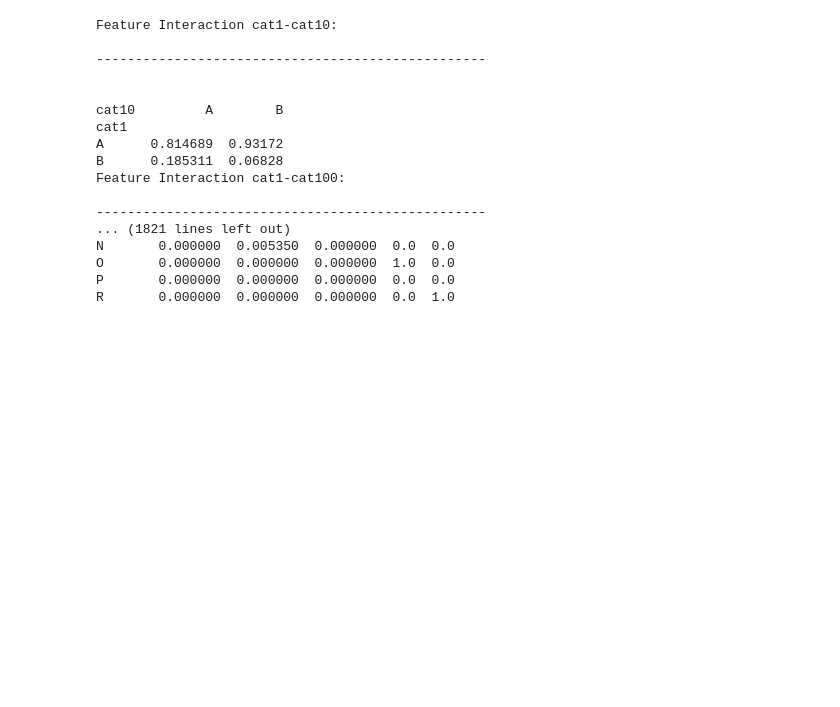
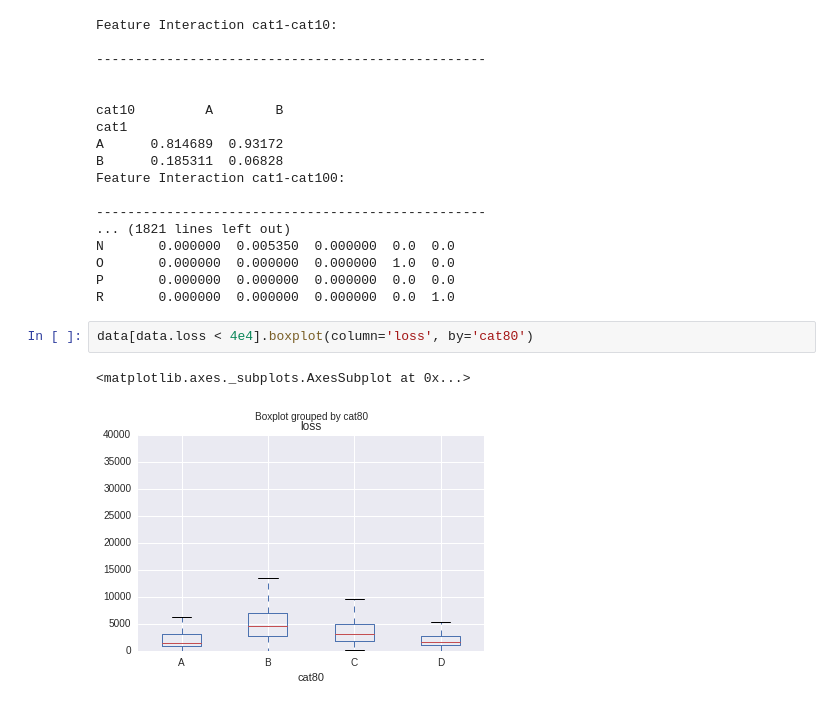
Before and after one commit to numb3r33/AllStateInsurance, a Jupyter notebook: notebooks/What_is_data.ipynb, the cells around one changed output. Saved outputs shown, nothing was run; the diff lists cells and outputs as text; blank space fills up the shorter version.

```diff
--- a/notebooks/What_is_data.ipynb
+++ b/notebooks/What_is_data.ipynb
@@ -240,3 +294,8 @@ N       0.000000  0.005350  0.000000  0.0  0.0
 O       0.000000  0.000000  0.000000  1.0  0.0
 P       0.000000  0.000000  0.000000  0.0  0.0
 R       0.000000  0.000000  0.000000  0.0  1.0
+# %%
+data[data.loss < 4e4].boxplot(column='loss', by='cat80')
+# %% [output]
+<matplotlib.axes._subplots.AxesSubplot at 0x...>
+[figure, added]
```
Also changed, not shown: parts of 4 cells of this notebook, 1 other file.
